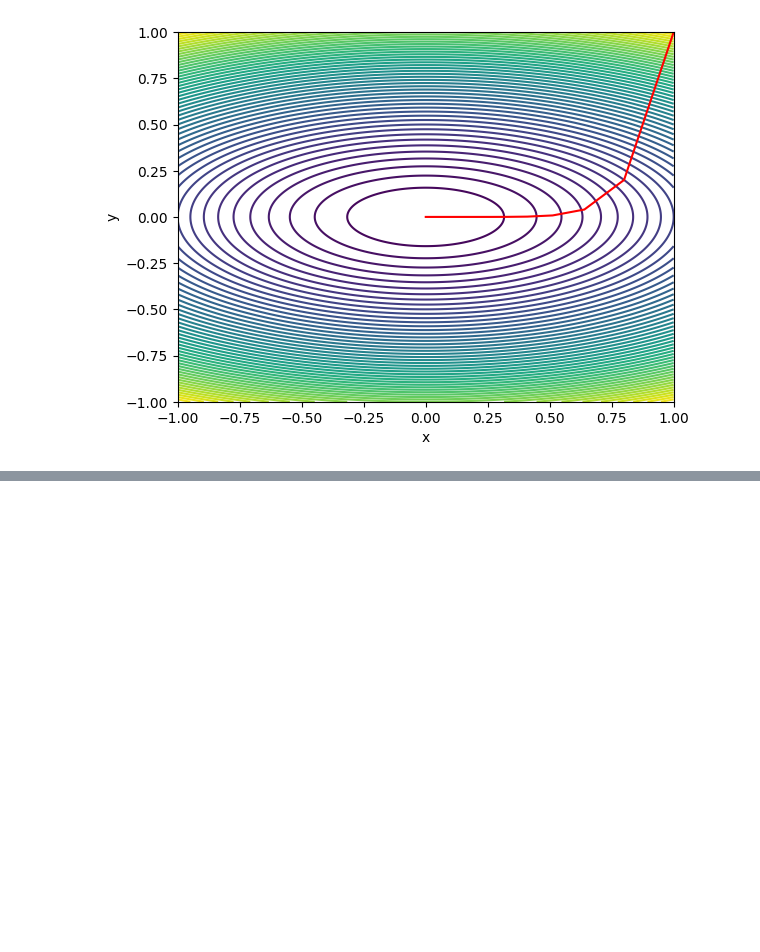
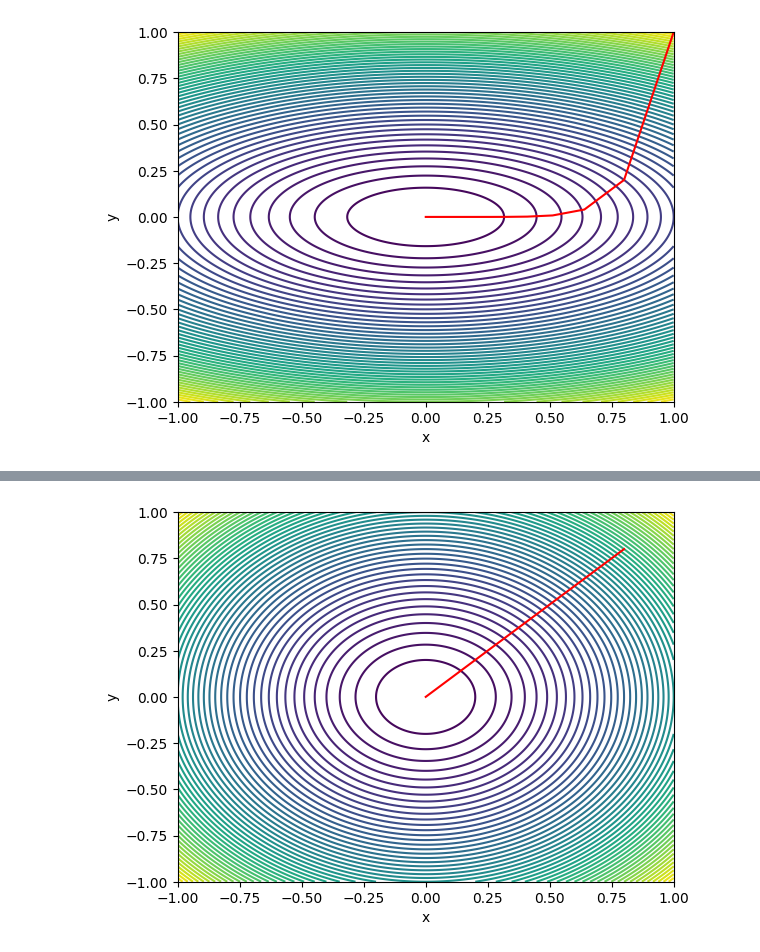
Before and after one commit to azrael05/MDS-SCRIBE, a Jupyter notebook: Lecture 32.ipynb, the cells around one changed output, grey strips where cells are left out. Cells and saved outputs as stored; diff of their text form; code cells hidden in the pictures; blank space fills up the shorter version.

```diff
--- a/Lecture 32.ipynb
+++ b/Lecture 32.ipynb
@@ -72,0 +123,34 @@ plt.show()
+# %%
+x=np.linspace(start=-1,stop=1,num=1000)
+y=x
+X,Y= np.meshgrid(x,y)
+Z=X**2+Y**2
+# Z_=-np.sqrt(X*2+Y*2)
+# fig = plt.figure(figsize=(4,7))
+ax=plt.axes()
+ax.contour(X, Y,Z, 50)
+# ax.plot_surface(X, Y, Z)
+ax.set_xlabel('x')
+ax.set_ylabel('y')
+
+
+# ax.scatter(initial_points[0],initial_points[1],initial_points[2],color="red")
+def gradient(points):
+    x=points[0]
+    y=points[1]
+    return np.array([2*x,2*y])
+## perform gradient descent
+initial_points=np.array([[0.8],[0.8]])
+points=[initial_points]
+for i in range(100):
+    if gradient(initial_points)[0]**2 +gradient(initial_points)[1]**2<10e-7:
+        break
+    initial_points=initial_points-0.1*gradient(initial_points)
+    # print(initial_points)
+    points.append(initial_points)
+points=np.array(points)
+# print(points)
+ax.plot(points[:,0],points[:,1],color="red")
+plt.show()
+# %% [output]
+[figure, added]
```
Also changed, not shown: parts of 2 cells of this notebook, 5 other files.
